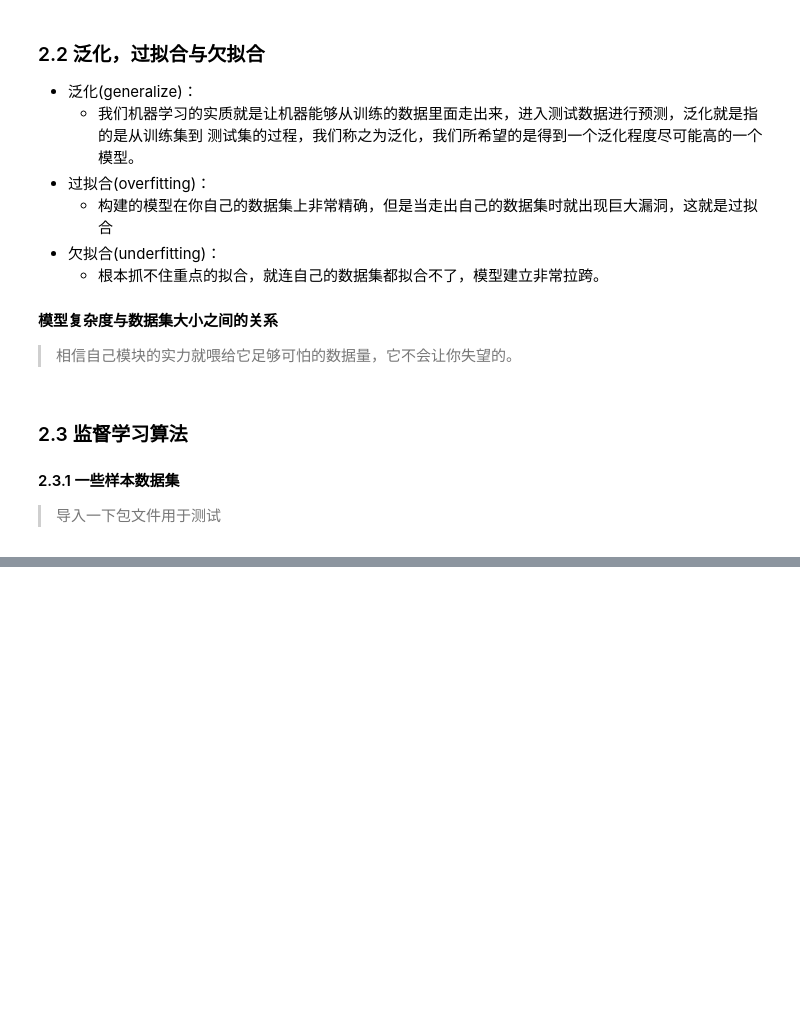
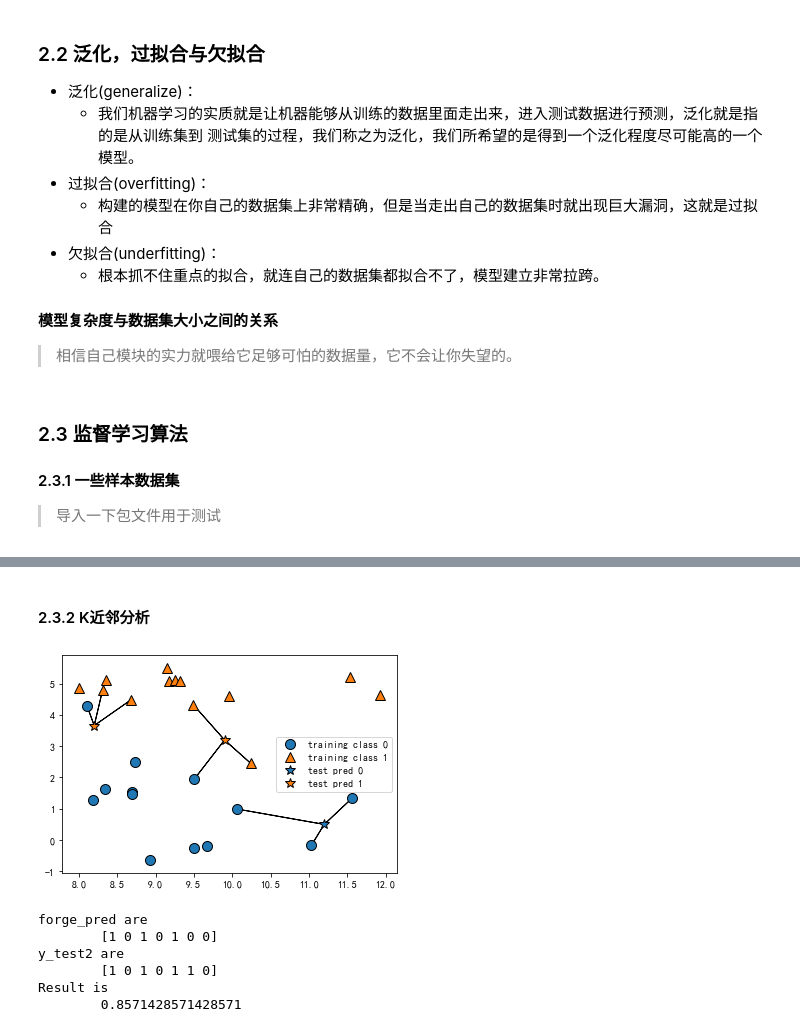
Before and after one commit to mushroomouou/Python, a Jupyter notebook: MechineLearing/Python机器学习基础教程(学习笔记)/Section2_SuperVised_Learning.ipynb, the cells around one changed output, grey strips where cells are left out. Saved outputs shown, nothing was run; the diff lists cells and outputs as text; code cells hidden in the pictures; blank space fills up the shorter version.

```diff
--- a/MechineLearing/Python机器学习基础教程(学习笔记)/Section2_SuperVised_Learning.ipynb
+++ b/MechineLearing/Python机器学习基础教程(学习笔记)/Section2_SuperVised_Learning.ipynb
@@ -47,0 +155,24 @@ plt.show()
+# %% [markdown]
+#### 2.3.2 K近邻分析
+# %%
+from sklearn.model_selection import train_test_split
+mglearn.plots.plot_knn_classification(n_neighbors=3)
+# 这里的函数图像其实是一个实现预定好的一个函数图像，方便我们理解K近邻算法的内涵的图像。
+# %% [output]
+[figure, added]
+# %%
+from sklearn.neighbors import KNeighborsClassifier
+x_train2,x_test2,y_train2,y_test2 = train_test_split(x,y,random_state=0)
+forge_knn = KNeighborsClassifier(n_neighbors=3)
+forge_knn.fit(x_train2,y_train2)
+forge_pred = forge_knn.predict(x_test2)
+print("forge_pred are \n\t{}".format(forge_pred))
+print("y_test2 are \n\t{}".format(y_test2))
+print("Result is \n\t{}".format(forge_knn.score(x_test2,y_test2)))
+# %% [output]
+forge_pred are
+        [1 0 1 0 1 0 0]
+y_test2 are
+        [1 0 1 0 1 1 0]
+Result is
+        0.8571428571428571
```
Also changed, not shown: parts of 23 cells of this notebook, 2 other files.
